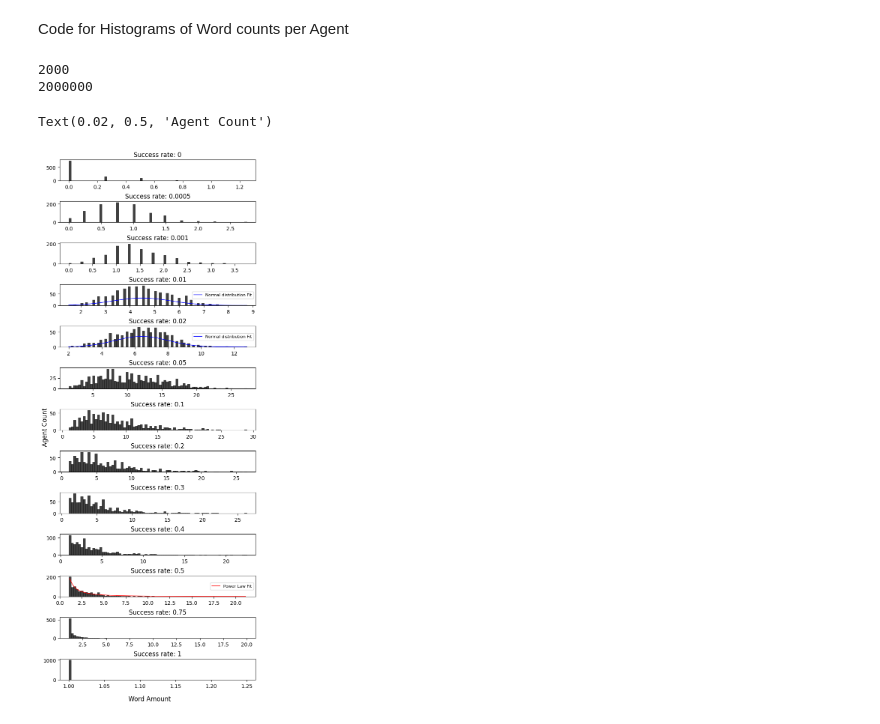
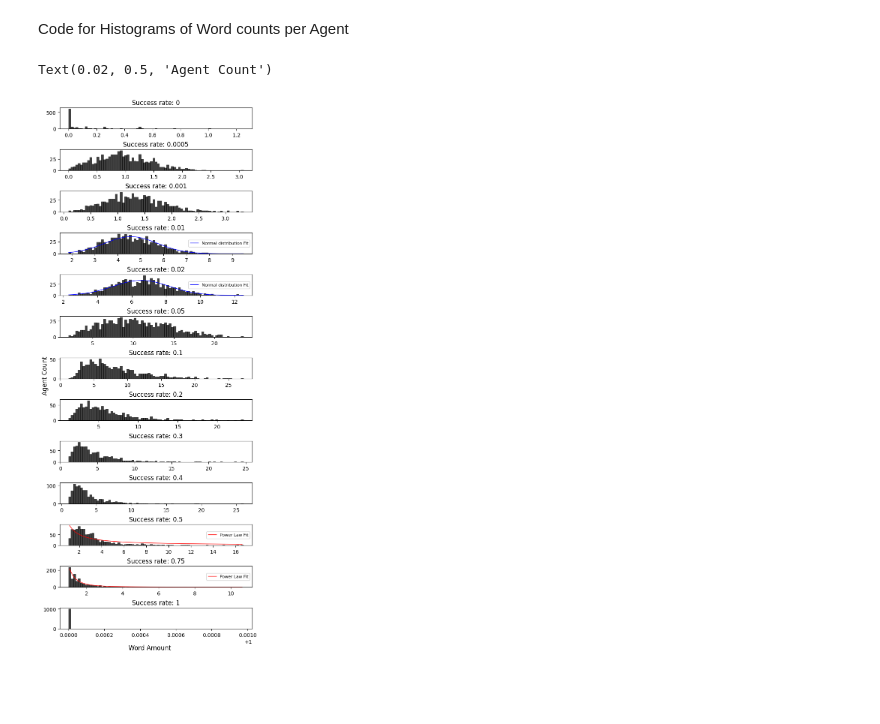
Before and after one commit to Fab159ian/CMSS_Exercises, a Jupyter notebook: exercise1.ipynb, the cells around one changed output. Cells and saved outputs as stored; diff of their text form; code cells hidden in the pictures; blank space fills up the shorter version.

Commit message:
Rerun code with higher values for smoother graphs

```diff
--- a/exercise1.ipynb
+++ b/exercise1.ipynb
@@ -271,7 +271,7 @@ M = 1
 t = 100000
 DATA_RESOLUTION = 50
 
-RUNS = 30
+RUNS = 50
 single_run1 = np.random.randint(0, int(RUNS/2)+1)
 single_run2 = min(int(RUNS-1), int(RUNS - single_run1))
 print(single_run1)
@@ -396,10 +408,10 @@ Scaling of maximum number of words with population size
 Success rate curves for different system sizes
 # %%
 DATAPOINTS = 12
-n_log = np.logspace(1, 3.5, DATAPOINTS, base=10, dtype=int)
-n_st = [60, 100, 300, 600, 1000, 3000]
+n_log = np.logspace(1, 4, DATAPOINTS, base=10, dtype=int)
+n_st = [60, 100, 300, 600, 1000, 3000, 6000]
 M = 1
-t = 500000
+t = 1000000
 DATARESOLUTION = 20
 
 s_t_list = []
@@ -535,40 +561,38 @@ for i, st in enumerate(success_slice):
     g = sns.histplot(data=agent_slice, x="Word_amount", ax=axs[i], bins=BIN_AMOUNT, stat="count",
                      color="black")
 
-    if st == 0.5:
+    if st in [0.5, 0.75]:
         #compute power law
         counts, bins = np.histogram(agent_slice["Word_amount"], bins=BIN_AMOUNT)
         bin_centers = (bins[:-1] + bins[1:]) / 2
         mask = counts > 0
         params, _ = curve_fit(power_law, bin_centers[mask], counts[mask])
 
         #plot power law
         x_fit = np.linspace(min(bin_centers), max(bin_centers), 300)
         y_fit = power_law(x_fit, *params)
         #y_fit /= np.trapezoid(y_fit, x_fit)
         axs[i].plot(x_fit, y_fit, color="red", linewidth=1, label=f'Power Law Fit')
         axs[i].legend(loc='center right', fontsize=8)
 
     if st in [0.01, 0.02]:
         #compute normal distribution
         mu, std = norm.fit(agent_slice["Word_amount"])
         x_fit = np.linspace(min(agent_slice["Word_amount"]), max(agent_slice["Word_amount"]), 300)
         bin_width = (max(agent_slice["Word_amount"]) - min(agent_slice["Word_amount"])) / BIN_AMOUNT
         y_fit = norm.pdf(x_fit, mu, std) * len(agent_slice["Word_amount"]) * bin_width
 
         #plot normal distribution
         axs[i].plot(x_fit, y_fit, color="blue", linewidth=1, label=f'Normal distribution Fit')
         axs[i].legend(loc='center right', fontsize=8)
 
     axs[i].set_xlabel('')
     axs[i].set_ylabel('')
 
 plt.tight_layout()
 plt.subplots_adjust(hspace=1, bottom=0.05)
 fig.supxlabel("Word Amount", fontsize=12)
 fig.supylabel("Agent Count", fontsize=12)
 # %% [output]
-2000
-2000000
+Text(0.02, 0.5, 'Agent Count')
-Text(0.02, 0.5, 'Agent Count')
-[figure, old version]
+[figure, new version]
```
Also changed, not shown: parts of 4 cells of this notebook.
